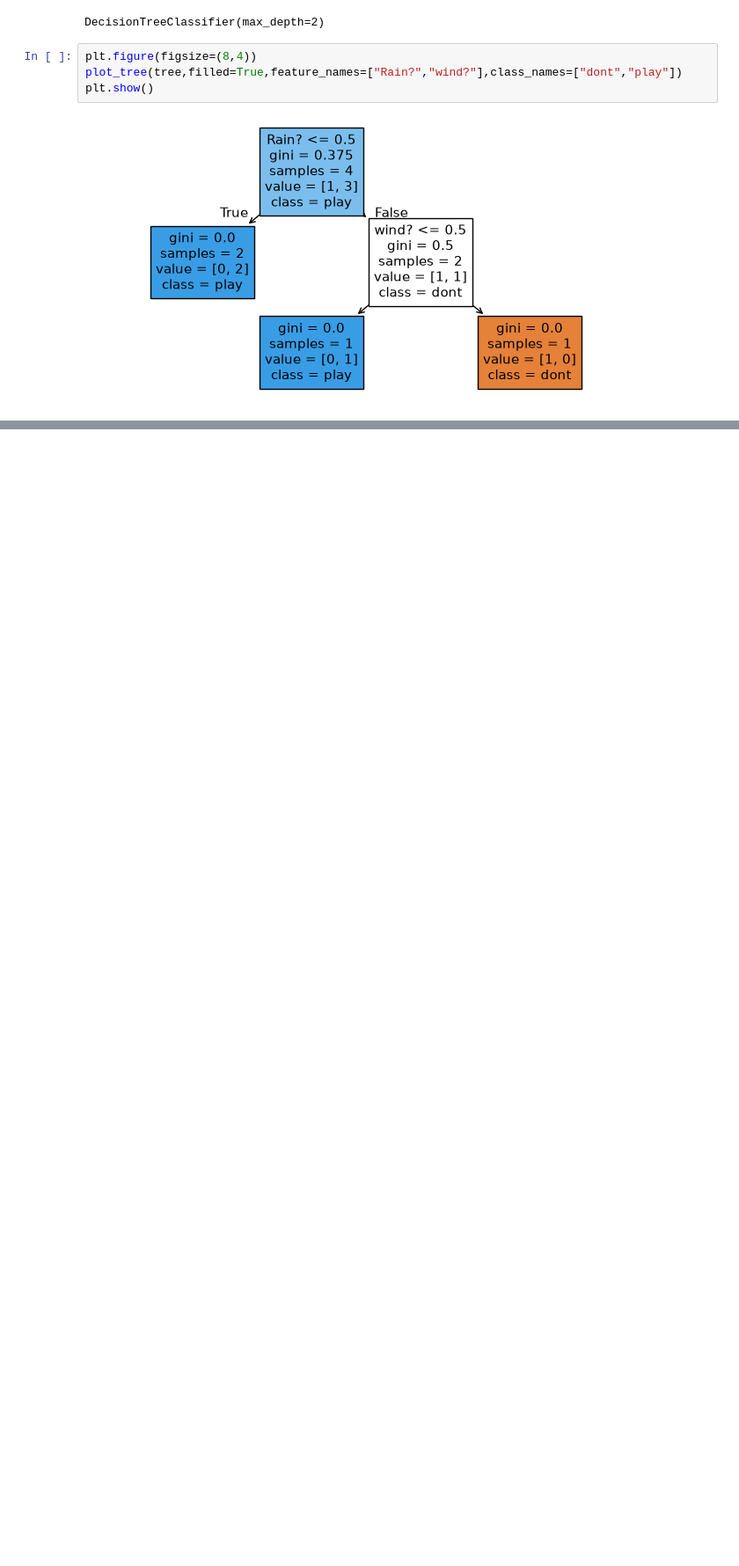
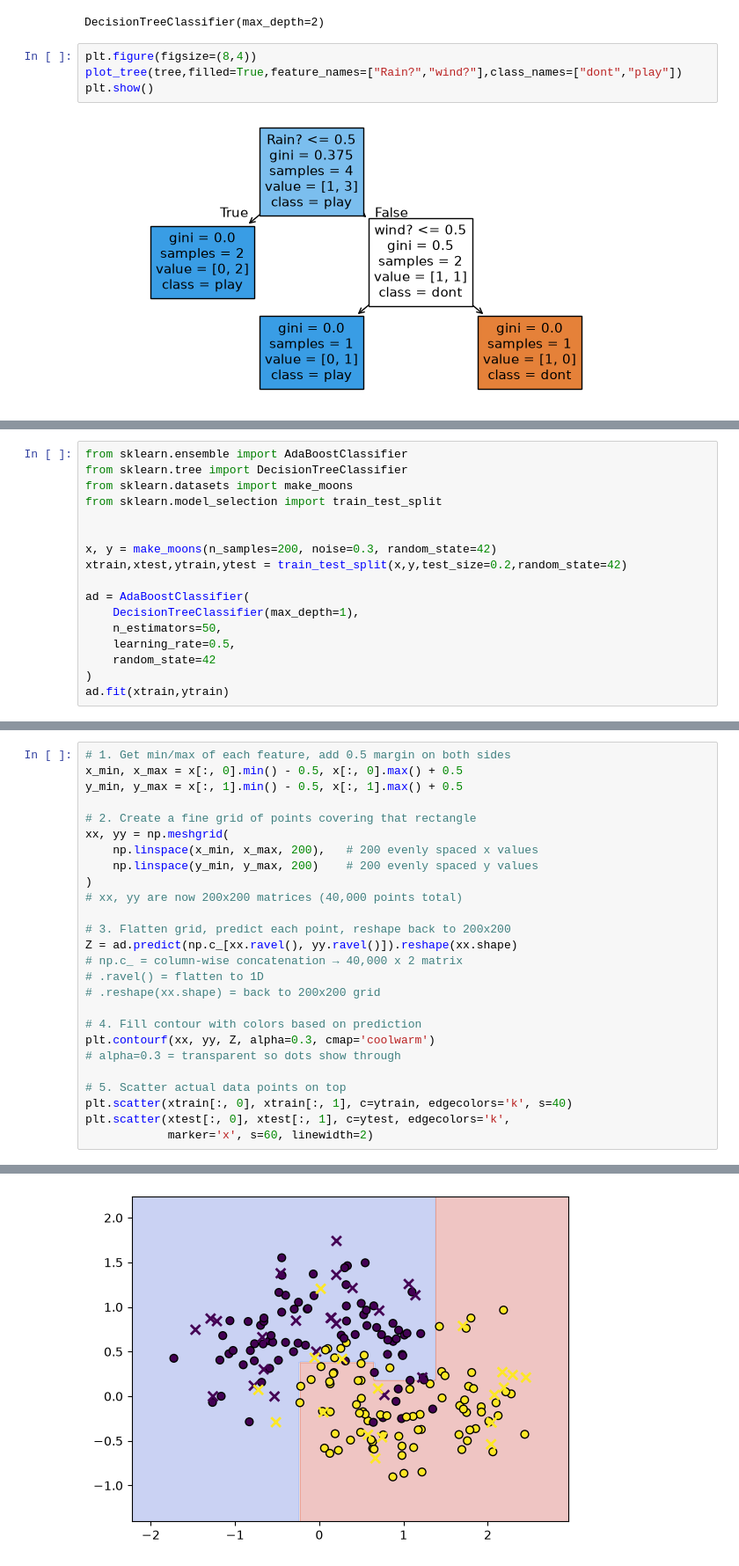
Before and after one commit to chaitu25127/machine-learning, a Jupyter notebook: trees.ipynb, the cells around one changed output, grey strips where cells are left out. Shown at 88% size. Drawn from its saved outputs; the diff is of its cells as text; blank space fills up the shorter version.

Commit message:
gradient boosting

```diff
--- a/trees.ipynb
+++ b/trees.ipynb
@@ -70,0 +74,17 @@ plt.show()
+# %%
+from sklearn.ensemble import AdaBoostClassifier
+from sklearn.tree import DecisionTreeClassifier
+from sklearn.datasets import make_moons
+from sklearn.model_selection import train_test_split
+
+
+x, y = make_moons(n_samples=200, noise=0.3, random_state=42)
+xtrain,xtest,ytrain,ytest = train_test_split(x,y,test_size=0.2,random_state=42)
+
+ad = AdaBoostClassifier(
+    DecisionTreeClassifier(max_depth=1),
+    n_estimators=50,
+    learning_rate=0.5,
+    random_state=42
+)
+ad.fit(xtrain,ytrain)
@@ -70,0 +96,27 @@ plt.show()
+# %%
+# 1. Get min/max of each feature, add 0.5 margin on both sides
+x_min, x_max = x[:, 0].min() - 0.5, x[:, 0].max() + 0.5
+y_min, y_max = x[:, 1].min() - 0.5, x[:, 1].max() + 0.5
+
+# 2. Create a fine grid of points covering that rectangle
+xx, yy = np.meshgrid(
+    np.linspace(x_min, x_max, 200),   # 200 evenly spaced x values
+    np.linspace(y_min, y_max, 200)    # 200 evenly spaced y values
+)
+# xx, yy are now 200x200 matrices (40,000 points total)
+
+# 3. Flatten grid, predict each point, reshape back to 200x200
+Z = ad.predict(np.c_[xx.ravel(), yy.ravel()]).reshape(xx.shape)
+# np.c_ = column-wise concatenation → 40,000 x 2 matrix
+# .ravel() = flatten to 1D
+# .reshape(xx.shape) = back to 200x200 grid
+
+# 4. Fill contour with colors based on prediction
+plt.contourf(xx, yy, Z, alpha=0.3, cmap='coolwarm')
+# alpha=0.3 = transparent so dots show through
+
+# 5. Scatter actual data points on top
+plt.scatter(xtrain[:, 0], xtrain[:, 1], c=ytrain, edgecolors='k', s=40)
+plt.scatter(xtest[:, 0], xtest[:, 1], c=ytest, edgecolors='k',
+            marker='x', s=60, linewidth=2)
+# %% [output]
@@ -70,0 +124 @@ plt.show()
+[figure, added]
```
Also changed, not shown: parts of 6 cells of this notebook.
